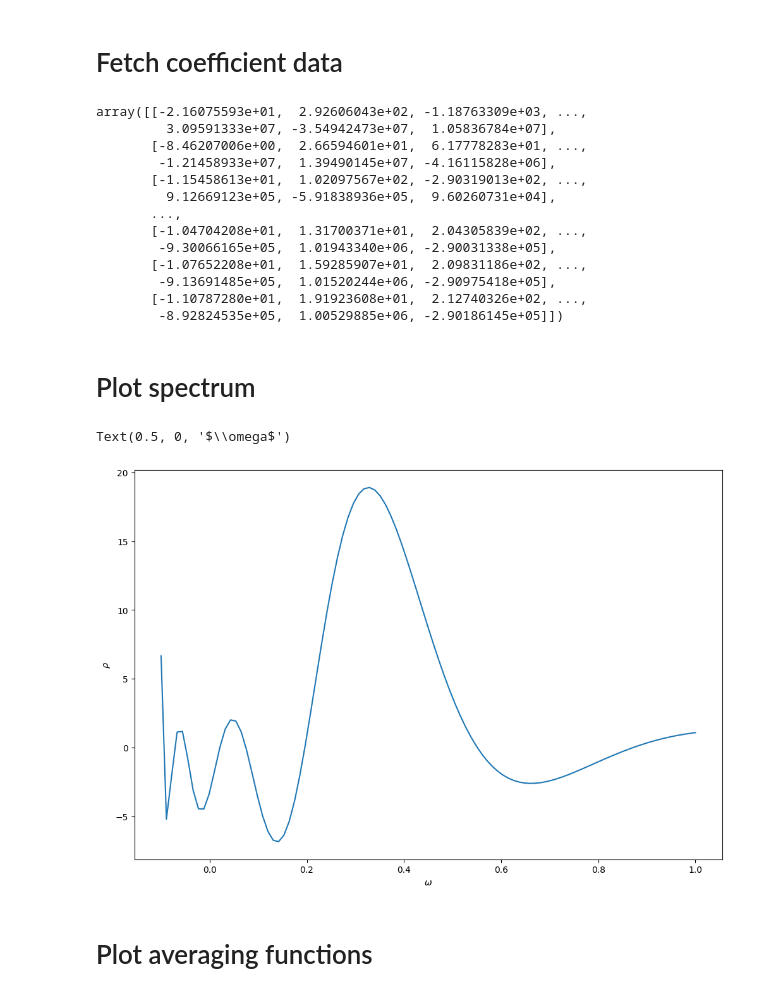
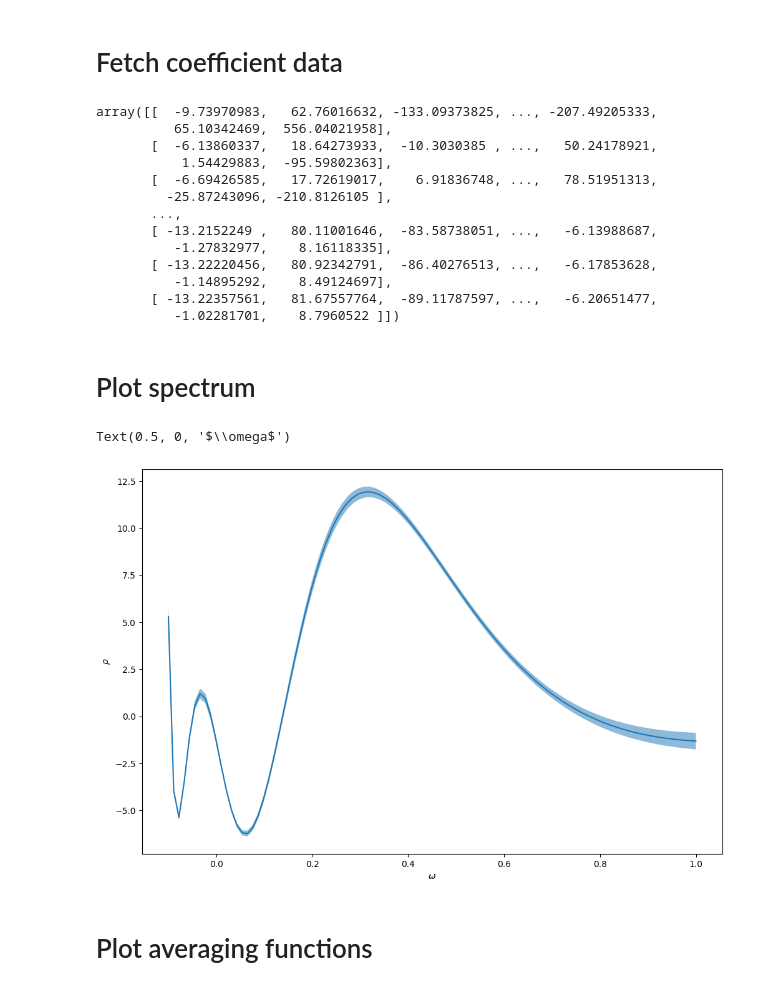
Before and after one commit to jadot-bp/backus-analysis, a Jupyter notebook: reconstruct_spectrum.ipynb, the cells around one changed output. Saved outputs shown, nothing was run; the diff lists cells and outputs as text; code cells hidden in the pictures.

```diff
--- a/reconstruct_spectrum.ipynb
+++ b/reconstruct_spectrum.ipynb
@@ -6,22 +6,22 @@ import matplotlib.pyplot as plt
 
 import backus_utils as utils
 # %%
-path_to_coeffs = "../hlt_comparison/results/time_window/s11/1_32/Nt32/wmin_-0.1/alpha_0.1/out.avgc"
-path_to_gen2l = "../gen-2l/32x32"
+path_to_coeffs =
+path_to_gen2l =
 # %%
-Nt = 32
+Nt =
 
-t1 = 1
-t2 = 32
+t1 =
+t2 =
 
-wmin = -0.1
-wmax = 1
+wmin =
+wmax =
 
-channel = "sxx_i"
+channel =
 # %% [markdown]
 # Fetch Gen-2L correlator data
 # %%
-mean, std, cov = utils.get_sample(path_to_gen2l,channel,n_samples=-1,Nt=32,t1=1)
+mean, std, cov = utils.get_sample(path_to_gen2l,channel,n_samples=-1,Nt=32,t1=1,t2=t2)
 mean
 # %% [output]
 array([3.02927516e+00, 2.08978915e+00, 1.47022468e+00, 1.04305115e+00,
@@ -38,34 +38,36 @@ array([3.02927516e+00, 2.08978915e+00, 1.47022468e+00, 1.04305115e+00,
 coeffs = pd.read_csv(path_to_coeffs,header=None).values[:]
 coeffs
 # %% [output]
-array([[-2.16075593e+01,  2.92606043e+02, -1.18763309e+03, ...,
-         3.09591333e+07, -3.54942473e+07,  1.05836784e+07],
-       [-8.46207006e+00,  2.66594601e+01,  6.17778283e+01, ...,
-        -1.21458933e+07,  1.39490145e+07, -4.16115828e+06],
-       [-1.15458613e+01,  1.02097567e+02, -2.90319013e+02, ...,
-         9.12669123e+05, -5.91838936e+05,  9.60260731e+04],
+array([[  -9.73970983,   62.76016632, -133.09373825, ..., -207.49205333,
+          65.10342469,  556.04021958],
+       [  -6.13860337,   18.64273933,  -10.3030385 , ...,   50.24178921,
+           1.54429883,  -95.59802363],
+       [  -6.69426585,   17.72619017,    6.91836748, ...,   78.51951313,
+         -25.87243096, -210.8126105 ],
        ...,
-       [-1.04704208e+01,  1.31700371e+01,  2.04305839e+02, ...,
-        -9.30066165e+05,  1.01943340e+06, -2.90031338e+05],
-       [-1.07652208e+01,  1.59285907e+01,  2.09831186e+02, ...,
-        -9.13691485e+05,  1.01520244e+06, -2.90975418e+05],
-       [-1.10787280e+01,  1.91923608e+01,  2.12740326e+02, ...,
-        -8.92824535e+05,  1.00529885e+06, -2.90186145e+05]])
+       [ -13.2152249 ,   80.11001646,  -83.58738051, ...,   -6.13988687,
+          -1.27832977,    8.16118335],
+       [ -13.22220456,   80.92342791,  -86.40276513, ...,   -6.17853628,
+          -1.14895292,    8.49124697],
+       [ -13.22357561,   81.67557764,  -89.11787597, ...,   -6.20651477,
+          -1.02281701,    8.7960522 ]])
 # %% [markdown]
 # Plot spectrum
 # %%
 w = np.linspace(wmin,wmax,coeffs.shape[0])
 rho = np.matmul(coeffs,mean)
+rho_err = np.sqrt(np.diag(np.matmul(np.matmul(coeffs,cov),coeffs.T)))
 
 fig = plt.figure(figsize=(12,8))
 ax = plt.gca()
 
 ax.plot(w,rho)
+ax.fill_between(w,rho+rho_err,rho-rho_err,alpha=0.5)
 ax.set_ylabel(r"$\rho$")
 ax.set_xlabel(r"$\omega$")
 # %% [output]
 Text(0.5, 0, '$\\omega$')
-[figure, old version]
+[figure, new version]
 # %% [markdown]
 # Plot averaging functions
 # %%
```
Also changed, not shown: parts of 3 cells of this notebook, 2 other files.
